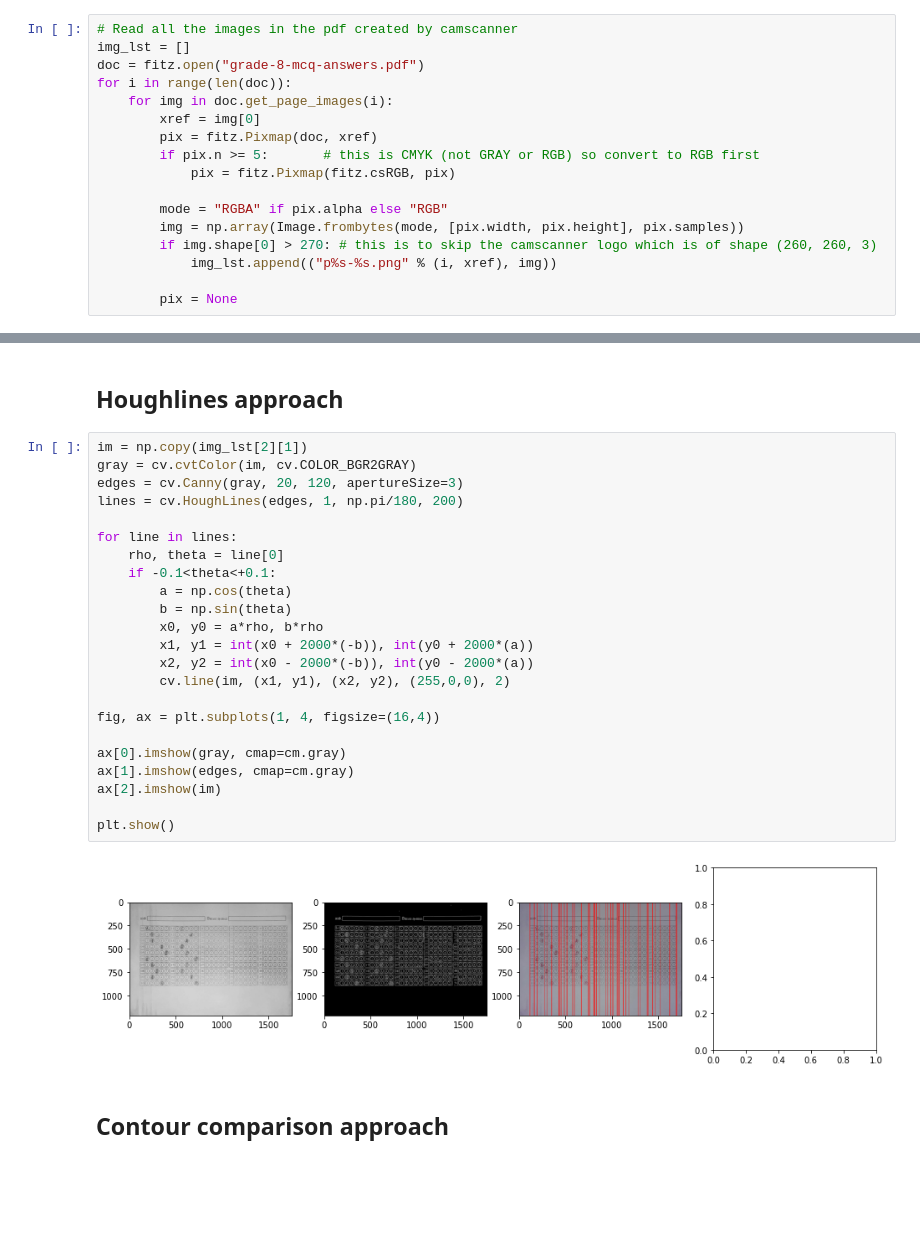
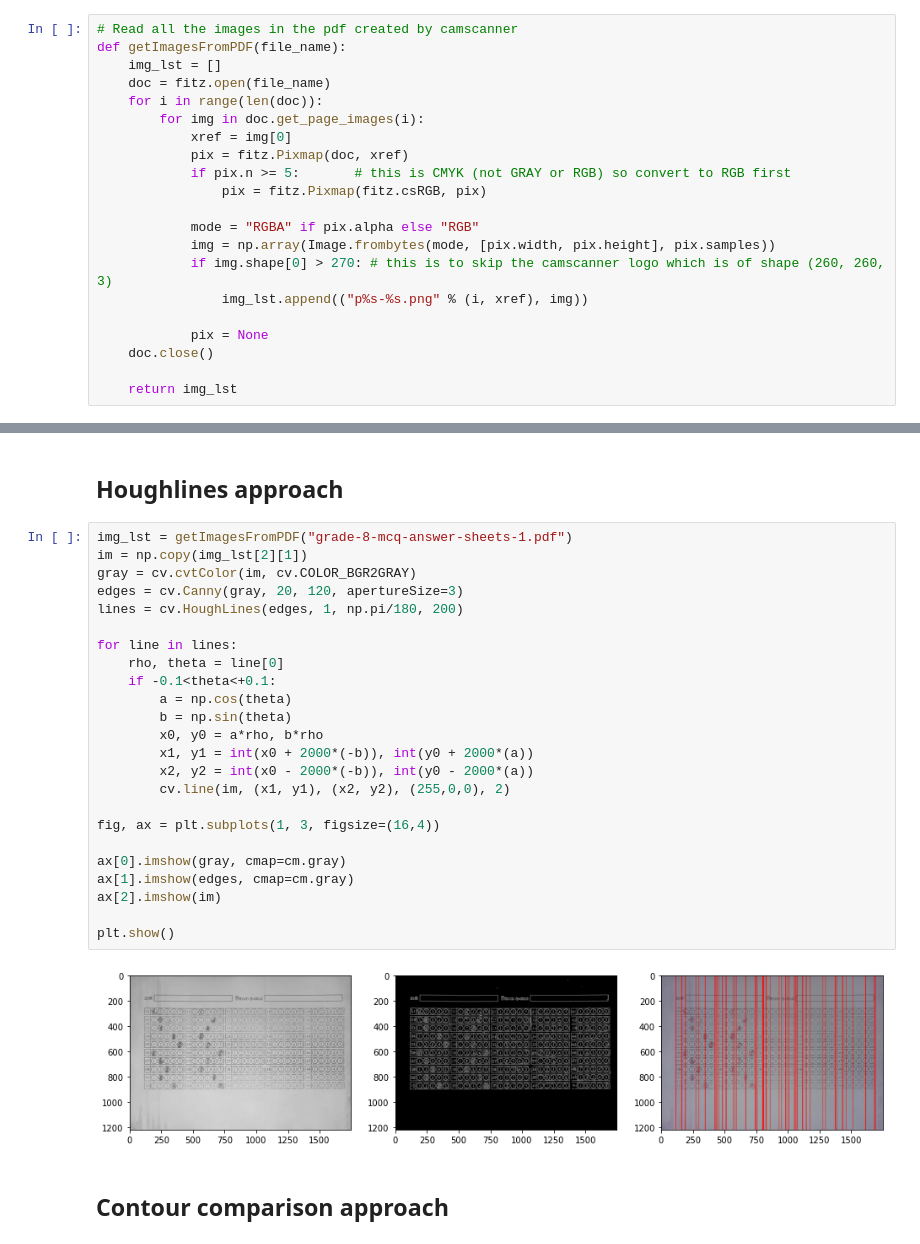
Before and after one commit to Avishka-Perera/mcq-marking-with-cv, a Jupyter notebook: read-answers/read-answers.ipynb, the cells around one changed output, grey strips where cells are left out. Drawn from its saved outputs; the diff is of its cells as text; blank space fills up the shorter version.

```diff
--- a/read-answers/read-answers.ipynb
+++ b/read-answers/read-answers.ipynb
@@ -16,50 +16,55 @@ import matplotlib.pyplot as plt
 import matplotlib.cm as cm
 # %%
 # Read all the images in the pdf created by camscanner
-img_lst = []
-doc = fitz.open("grade-8-mcq-answers.pdf")
-for i in range(len(doc)):
-    for img in doc.get_page_images(i):
-        xref = img[0]
-        pix = fitz.Pixmap(doc, xref)
-        if pix.n >= 5:       # this is CMYK (not GRAY or RGB) so convert to RGB first
-            pix = fitz.Pixmap(fitz.csRGB, pix)
+def getImagesFromPDF(file_name):
+    img_lst = []
+    doc = fitz.open(file_name)
+    for i in range(len(doc)):
+        for img in doc.get_page_images(i):
+            xref = img[0]
+            pix = fitz.Pixmap(doc, xref)
+            if pix.n >= 5:       # this is CMYK (not GRAY or RGB) so convert to RGB first
+                pix = fitz.Pixmap(fitz.csRGB, pix)
 
-        mode = "RGBA" if pix.alpha else "RGB"
-        img = np.array(Image.frombytes(mode, [pix.width, pix.height], pix.samples))
-        if img.shape[0] > 270: # this is to skip the camscanner logo which is of shape (260, 260, 3)
-            img_lst.append(("p%s-%s.png" % (i, xref), img))
+            mode = "RGBA" if pix.alpha else "RGB"
+            img = np.array(Image.frombytes(mode, [pix.width, pix.height], pix.samples))
+            if img.shape[0] > 270: # this is to skip the camscanner logo which is of shape (260, 260, 3)
+                img_lst.append(("p%s-%s.png" % (i, xref), img))
 
-        pix = None
+            pix = None
+    doc.close()
+
+    return img_lst
 # %% [markdown]
 # Fitting and Extraction Approach
 # %% [markdown]
 ## Houghlines approach
 # %%
+img_lst = getImagesFromPDF("grade-8-mcq-answer-sheets-1.pdf")
 im = np.copy(img_lst[2][1])
 gray = cv.cvtColor(im, cv.COLOR_BGR2GRAY)
 edges = cv.Canny(gray, 20, 120, apertureSize=3)
 lines = cv.HoughLines(edges, 1, np.pi/180, 200)
 
 for line in lines:
     rho, theta = line[0]
     if -0.1<theta<+0.1:
         a = np.cos(theta)
         b = np.sin(theta)
         x0, y0 = a*rho, b*rho
         x1, y1 = int(x0 + 2000*(-b)), int(y0 + 2000*(a))
         x2, y2 = int(x0 - 2000*(-b)), int(y0 - 2000*(a))
         cv.line(im, (x1, y1), (x2, y2), (255,0,0), 2)
 
-fig, ax = plt.subplots(1, 4, figsize=(16,4))
+fig, ax = plt.subplots(1, 3, figsize=(16,4))
 
 ax[0].imshow(gray, cmap=cm.gray)
 ax[1].imshow(edges, cmap=cm.gray)
 ax[2].imshow(im)
 
 plt.show()
 # %% [output]
-[figure, old version]
+[figure, new version]
 # %% [markdown]
 ## Contour comparison approach
 # %%
```
Also changed, not shown: parts of 10 cells of this notebook, 4 other files.
